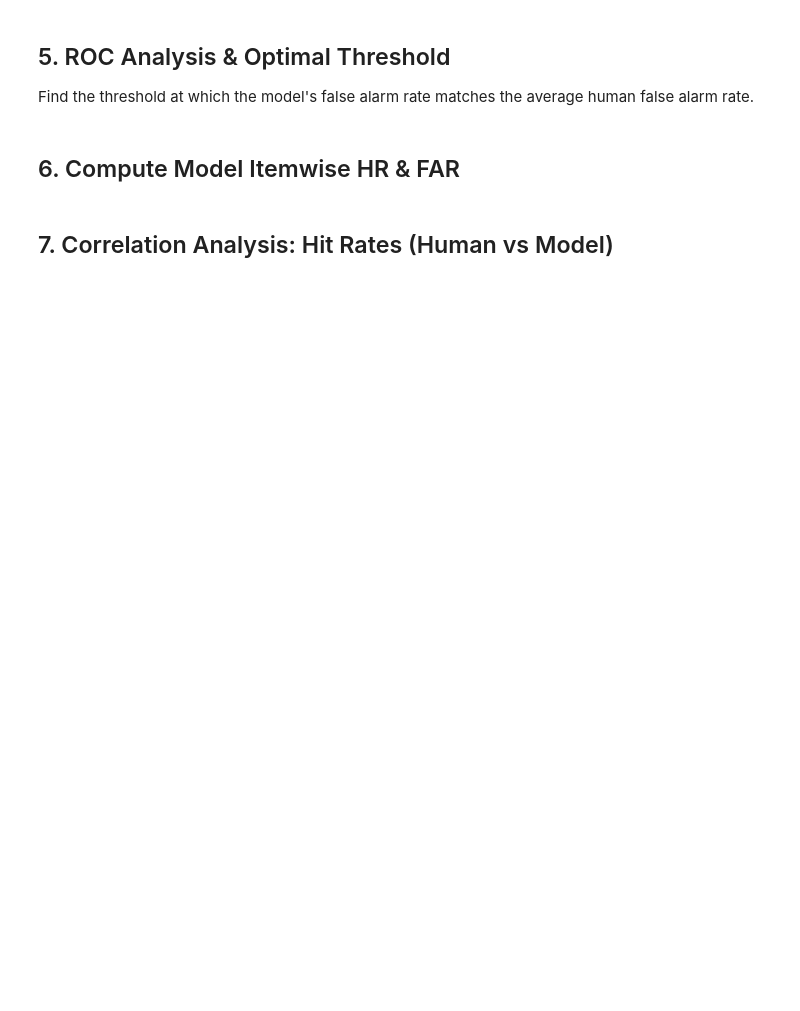
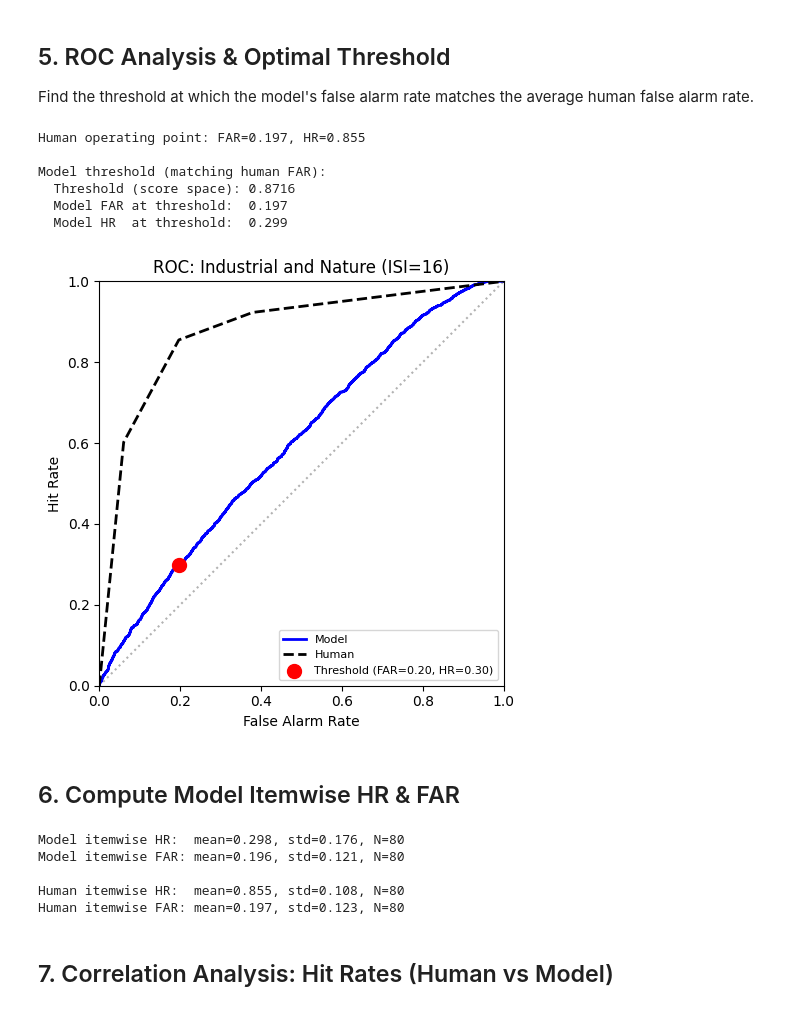
Before and after one commit to bjmedina/memory, a Jupyter notebook: notebooks/2026-02-27_evaluate-model-single-isi.ipynb, the cells around one changed output. Drawn from its saved outputs; the diff is of its cells as text; code cells hidden in the pictures; blank space fills up the shorter version.

```diff
--- a/notebooks/2026-02-27_evaluate-model-single-isi.ipynb
+++ b/notebooks/2026-02-27_evaluate-model-single-isi.ipynb
@@ -61,18 +61,18 @@ Set **all** user-adjustable parameters in this cell.
 # 0 = Industrial & Nature,  1 = Globalized Music,  2 = Auditory Textures
 which_task = 0
 which_isi  = 16       # ISI value for the single-ISI experiment
-n_runs     = 10       # number of stochastic model runs (different seeds)
+n_runs     = 3       # number of stochastic model runs (different seeds)
 
 # ── Model parameters (OPTION A: fill in manually) ──
 params = dict(
-    encoder    = "kell2018",
-    layer      = "relu4",
-    sigma0     = 0.25,        # encoding noise
-    sigma1     = 0.08,        # drift noise (short delay)
-    sigma2     = 0.01,        # drift noise (long delay)
+    encoder    = "resnet50",
+    layer      = "layer4",
+    sigma0     = 13.17,        # encoding noise
+    sigma1     = 1.96,        # drift noise (short delay)
+    sigma2     = 0.5,        # drift noise (long delay)
     t_step     = 5,           # regime transition point
     noise_mode = "three-regime",
-    metric     = "mahalanobis",
+    metric     = "cosine",
     pc_dims    = None,        # only needed for texture_pca encoder
 )
 
@@ -348,8 +362,8 @@ all_human_fa_responses = []
 for stim_responses in pooled_item_fas_by_isi[-1].values():
     all_human_fa_responses.extend(stim_responses)
 
-human_overall_hr  = np.mean(all_human_hit_responses)
-human_overall_far = np.mean(all_human_fa_responses)
+human_overall_hr  = np.mean(np.array(all_human_hit_responses)>1)
+human_overall_far = np.mean(np.array(all_human_fa_responses)>1)
 
 print(f"Human overall HR:  {human_overall_hr:.3f}")
 print(f"Human overall FAR: {human_overall_far:.3f}")
@@ -387,6 +411,7 @@ print(f"Encoded {X0.shape[0]} stimuli, {X0.shape[1]} features each")
 We run the model `n_runs` times with different random seeds to build up a stable
 distribution of per-sound scores across different experimental contexts.
 # %%
+%%time
 # accumulators for scores across all runs
 all_item_hits = defaultdict(list)   # fname -> [scores across all runs]
 all_item_fas  = defaultdict(list)
@@ -394,6 +419,7 @@ all_repeat_scores     = []          # flat list for ROC
 all_non_repeat_scores = []
 
 for run_i in range(n_runs):
+    print(f"  Run {run_i+1}/{n_runs} STARTING ===== ")
     run_out = run_experiment_scores_itemwise(
         sigma0     = params["sigma0"],
         sigma1     = params.get("sigma1"),
@@ -424,6 +450,7 @@ for run_i in range(n_runs):
           f"{sum(len(v) for v in run_out['item_hits'].values())} hits, "
           f"{sum(len(v) for v in run_out['item_fas'].values())} FAs")
 
+    break
 score_type = run_out["score_type"]   # "distance" or "likelihood"
 
 all_repeat_scores     = np.array(all_repeat_scores)
@@ -491,26 +528,35 @@ print(f"\nModel threshold (matching human FAR):")
 print(f"  Threshold (score space): {threshold:.4f}")
 print(f"  Model FAR at threshold:  {matched_fpr:.3f}")
 print(f"  Model HR  at threshold:  {matched_tpr:.3f}")
+# %% [output]
+Human operating point: FAR=0.197, HR=0.855
+
+Model threshold (matching human FAR):
+  Threshold (score space): 0.8716
+  Model FAR at threshold:  0.197
+  Model HR  at threshold:  0.299
 # %%
 # ── plot ROC curves ──
 fig, ax = plt.subplots(figsize=(5, 5))
 ax.plot(fpr_m, tpr_m, 'b-', lw=2, label="Model")
 ax.plot(fpr_h, tpr_h, 'k--', lw=2, label="Human")
 ax.scatter([matched_fpr], [matched_tpr], color='r', s=100, zorder=5,
            label=f"Threshold (FAR={matched_fpr:.2f}, HR={matched_tpr:.2f})")
-if len(thres_index_h) > 0:
-    ax.scatter([human_fpr_at_threshold], [human_tpr_at_threshold],
-              color='k', marker='x', s=100, zorder=5, label="Human operating pt")
+# if len(thres_index_h) > 0:
+#     ax.scatter([human_fpr_at_threshold], [human_tpr_at_threshold],
+#               color='k', marker='x', s=100, zorder=5, label="Human operating pt")
 ax.plot([0, 1], [0, 1], 'k:', alpha=0.3)
 ax.set_xlabel("False Alarm Rate")
 ax.set_ylabel("Hit Rate")
 ax.set_title(f"ROC: {hr_task_name} (ISI={which_isi})")
 ax.legend(fontsize=8)
 ax.set_xlim(0, 1)
 ax.set_ylim(0, 1)
 ax.set_aspect("equal")
 plt.tight_layout()
 plt.show()
+# %% [output]
+[figure, added]
 # %% [markdown]
 ## 6. Compute Model Itemwise HR & FAR
 # %%
@@ -538,6 +584,12 @@ print(f"\nHuman itemwise HR:  mean={np.mean(human_hrs):.3f}, "
       f"std={np.std(human_hrs):.3f}, N={len(human_hrs)}")
 print(f"Human itemwise FAR: mean={np.mean(human_fars):.3f}, "
       f"std={np.std(human_fars):.3f}, N={len(human_fars)}")
+# %% [output]
+Model itemwise HR:  mean=0.298, std=0.176, N=80
+Model itemwise FAR: mean=0.196, std=0.121, N=80
+
+Human itemwise HR:  mean=0.855, std=0.108, N=80
+Human itemwise FAR: mean=0.197, std=0.123, N=80
 # %% [markdown]
 ## 7. Correlation Analysis: Hit Rates (Human vs Model)
 # %%
```
Also changed, not shown: parts of 15 cells of this notebook, 11 other files.
